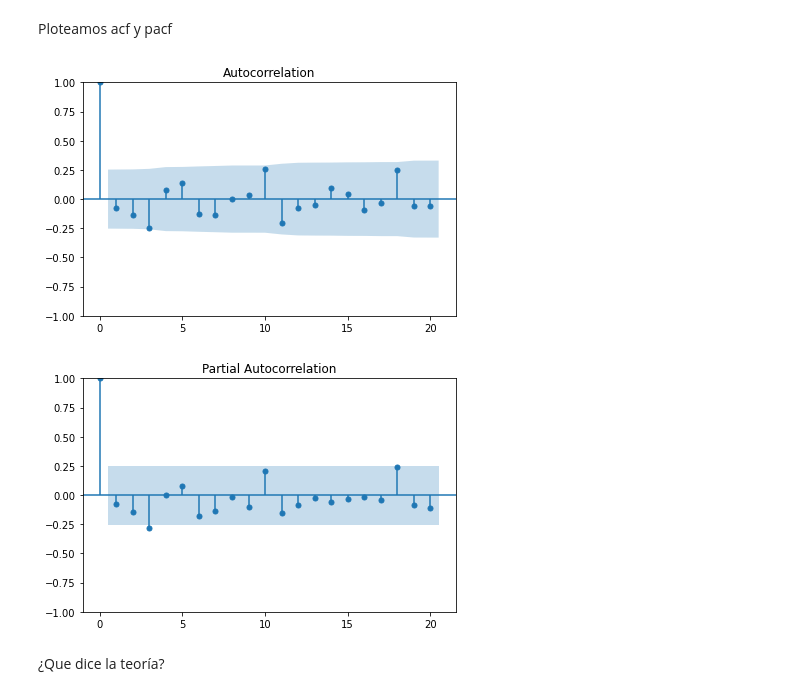
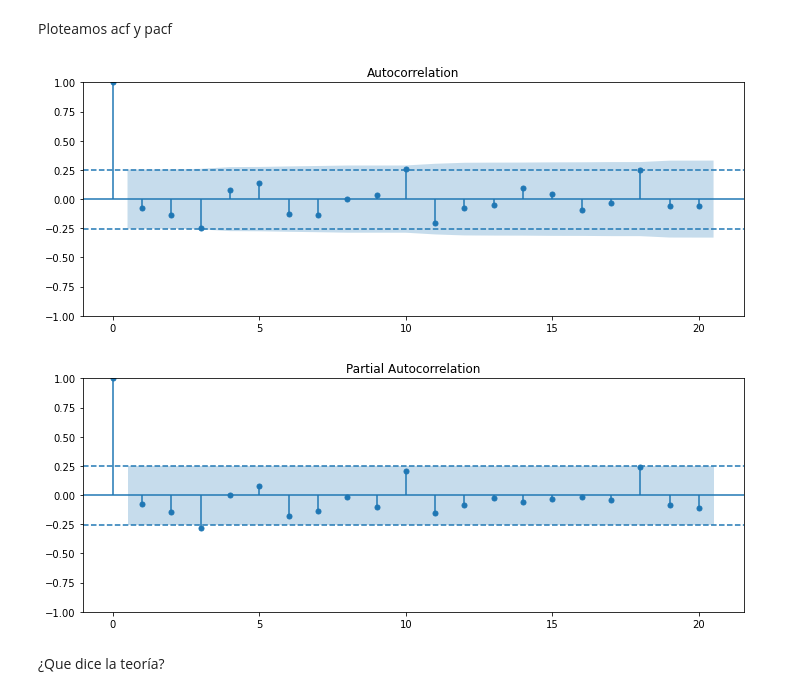
Before and after one commit to PabloSoligo2014/3670-UNLaM-CD, a Jupyter notebook: 09_TimeSeries/99_Pen_AR_Orders.ipynb, the cells around one changed output. Saved outputs shown, nothing was run; the diff lists cells and outputs as text; code cells hidden in the pictures.

```diff
--- a/09_TimeSeries/AR_Orders.ipynb
+++ b/09_TimeSeries/99_Pen_AR_Orders.ipynb
@@ -41,17 +41,24 @@ El p-valor es muy bajo, por tanto rechazamos la hipotesis nula de que la serie t
 # %% [markdown]
 Ploteamos acf y pacf
 # %%
-plot_acf(df['Banking orders (2)'], lags=20)
+conf = 1.96 / np.sqrt(df.shape[0])
+fig, ax = plt.subplots(figsize=(10,4))
+plot_acf(df['Banking orders (2)'], alpha=0.05, lags=20, ax=ax)
+ax.axhline(conf, linestyle="--")
+ax.axhline(-conf, linestyle="--")
 plt.tight_layout()
 plt.show()
 # %% [output]
-[figure, old version]
+[figure, new version]
 # %%
-plot_pacf(df['Banking orders (2)'], lags=20)
+fig, ax = plt.subplots(figsize=(10,4))
+plot_pacf(df['Banking orders (2)'], alpha=0.05, lags=20, ax=ax)
+ax.axhline(conf, linestyle="--")
+ax.axhline(-conf, linestyle="--")
 plt.tight_layout()
 plt.show()
 # %% [output]
-[figure, old version]
+[figure, new version]
 # %% [markdown]
 ¿Que dice la teoría?
 # %% [markdown]
```
Also changed, not shown: 6 other files.
